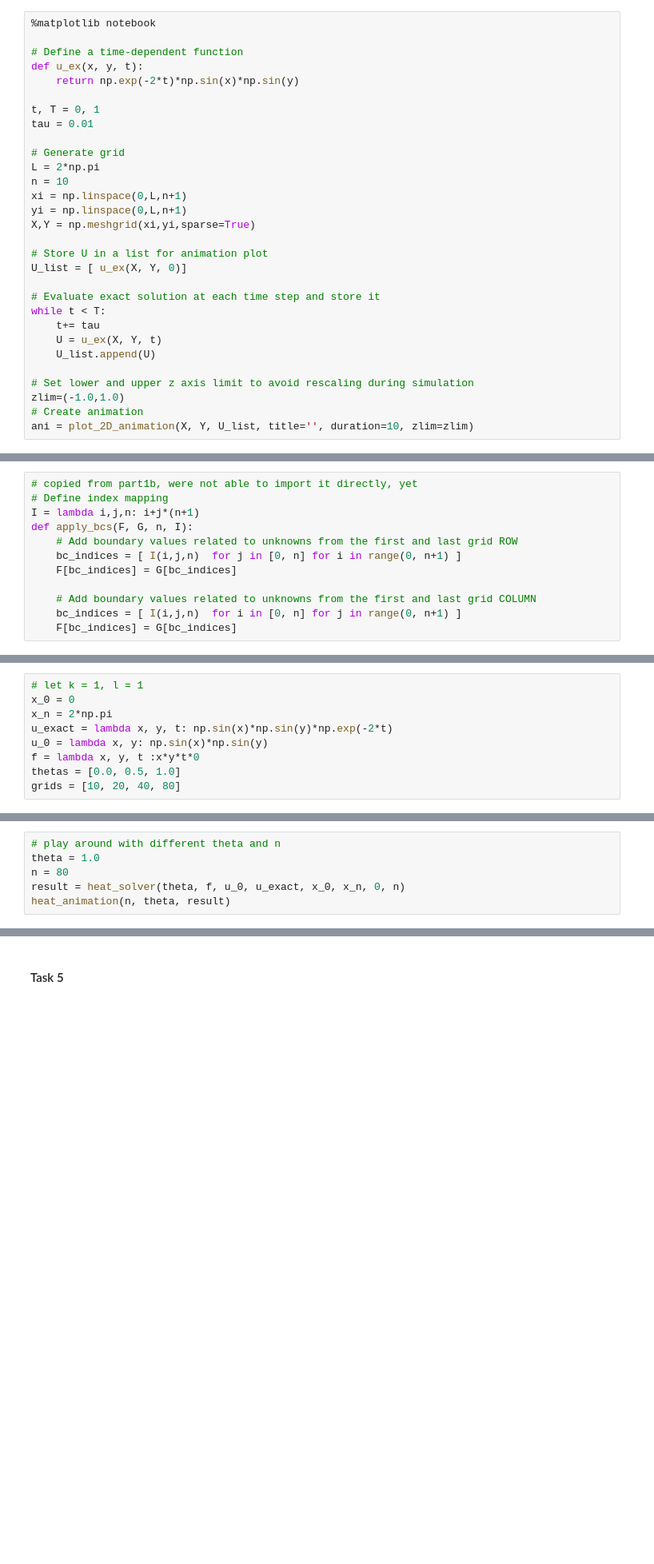
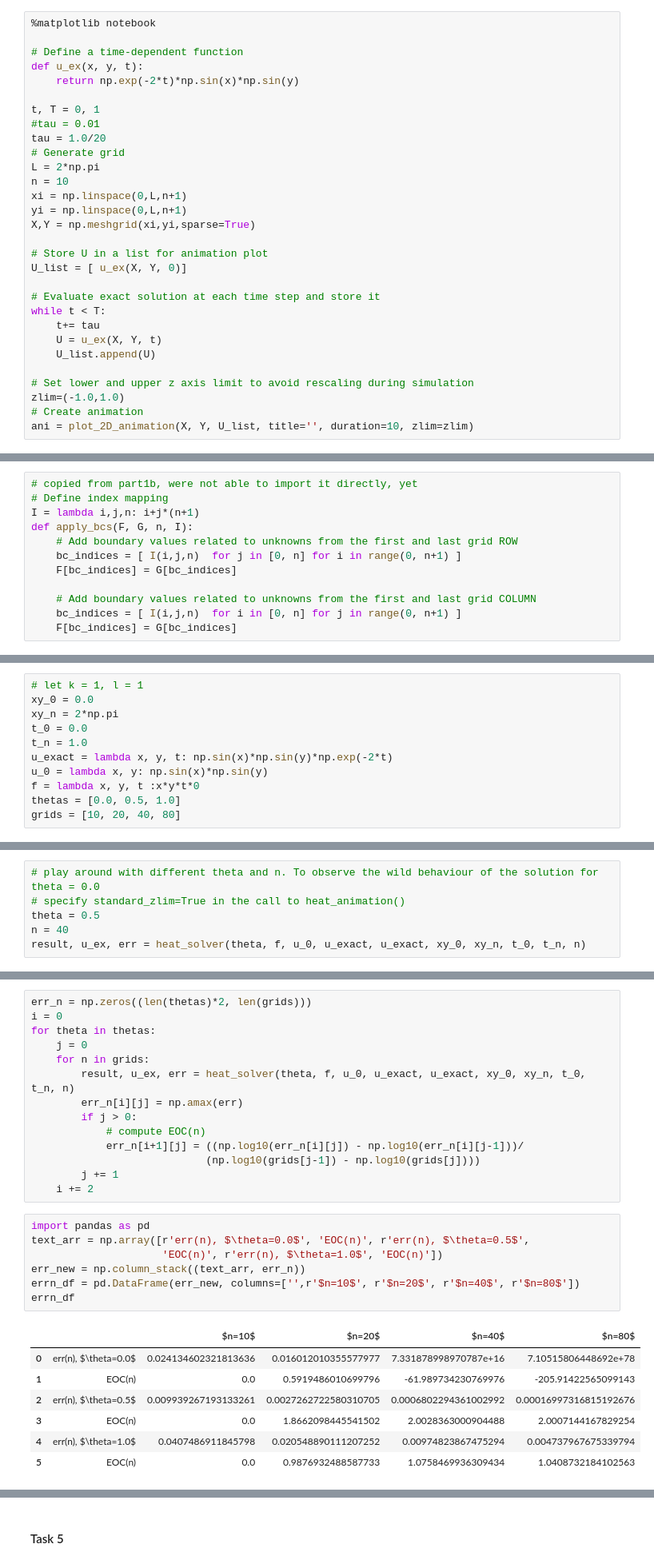
Before and after one commit to evedvik/TMA4215, a Jupyter notebook: project_part_2.ipynb, the cells around one changed output, grey strips where cells are left out. Shown at 80% size. Saved outputs shown, nothing was run; the diff lists cells and outputs as text; blank space fills up the shorter version.

Commit message:
fixed heat_solver(), computations/plotting done, comments to the results remains

```diff
--- a/project_part_2.ipynb
+++ b/project_part_2.ipynb
@@ -630,8 +630,8 @@ def u_ex(x, y, t):
     return np.exp(-2*t)*np.sin(x)*np.sin(y)
 
 t, T = 0, 1
-tau = 0.01
-
+#tau = 0.01
+tau = 1.0/20
 # Generate grid
 L = 2*np.pi
 n = 10
@@ -737,7 +769,9 @@ def heat_solver(theta, f, u_0, g_d, space_start, space_end, t_start, n):
 # %%
 # let k = 1, l = 1
-x_0 = 0
-x_n = 2*np.pi
+xy_0 = 0.0
+xy_n = 2*np.pi
+t_0 = 0.0
+t_n = 1.0
 u_exact = lambda x, y, t: np.sin(x)*np.sin(y)*np.exp(-2*t)
 u_0 = lambda x, y: np.sin(x)*np.sin(y)
 f = lambda x, y, t :x*y*t*0
@@ -774,6 +824,6 @@ SyntaxError: EOL while scanning string literal (<ipython-input-335-40d5358ace5c>
 # %%
-# play around with different theta and n
-theta = 1.0
-n = 80
-result = heat_solver(theta, f, u_0, u_exact, x_0, x_n, 0, n)
-heat_animation(n, theta, result)
+# play around with different theta and n. To observe the wild behaviour of the solution for theta = 0.0
+# specify standard_zlim=True in the call to heat_animation()
+theta = 0.5
+n = 40
+result, u_ex, err = heat_solver(theta, f, u_0, u_exact, u_exact, xy_0, xy_n, t_0, t_n, n)
@@ -783,0 +846,29 @@ heat_animation(n, theta, result)
+# %%
+err_n = np.zeros((len(thetas)*2, len(grids)))
+i = 0
+for theta in thetas:
+    j = 0
+    for n in grids:
+        result, u_ex, err = heat_solver(theta, f, u_0, u_exact, u_exact, xy_0, xy_n, t_0, t_n, n)
+        err_n[i][j] = np.amax(err)
+        if j > 0:
+            # compute EOC(n)
+            err_n[i+1][j] = ((np.log10(err_n[i][j]) - np.log10(err_n[i][j-1]))/
+                            (np.log10(grids[j-1]) - np.log10(grids[j])))
+        j += 1
+    i += 2
+# %%
+import pandas as pd
+text_arr = np.array([r'err(n), $\theta=0.0$', 'EOC(n)', r'err(n), $\theta=0.5$',
+                     'EOC(n)', r'err(n), $\theta=1.0$', 'EOC(n)'])
+err_new = np.column_stack((text_arr, err_n))
+errn_df = pd.DataFrame(err_new, columns=['',r'$n=10$', r'$n=20$', r'$n=40$', r'$n=80$'])
+errn_df
+# %% [output]
+|  |  | $n=10$ | $n=20$ | $n=40$ | $n=80$ |
+| 0 | err(n), $\theta=0.0$ | 0.024134602321813636 | 0.016012010355577977 | 7.331878998970787e+16 | 7.10515806448692e+78 |
+| 1 | EOC(n) | 0.0 | 0.5919486010699796 | -61.989734230769976 | -205.91422565099143 |
+| 2 | err(n), $\theta=0.5$ | 0.009939267193133261 | 0.0027262722580310705 | 0.0006802294361002992 | 0.00016997316815192676 |
+| 3 | EOC(n) | 0.0 | 1.8662098445541502 | 2.0028363000904488 | 2.0007144167829254 |
+| 4 | err(n), $\theta=1.0$ | 0.0407486911845798 | 0.020548890111207252 | 0.00974823867475294 | 0.004737967675339794 |
+| 5 | EOC(n) | 0.0 | 0.9876932488587733 | 1.0758469936309434 | 1.0408732184102563 |
```
Also changed, not shown: parts of 12 cells of this notebook.
